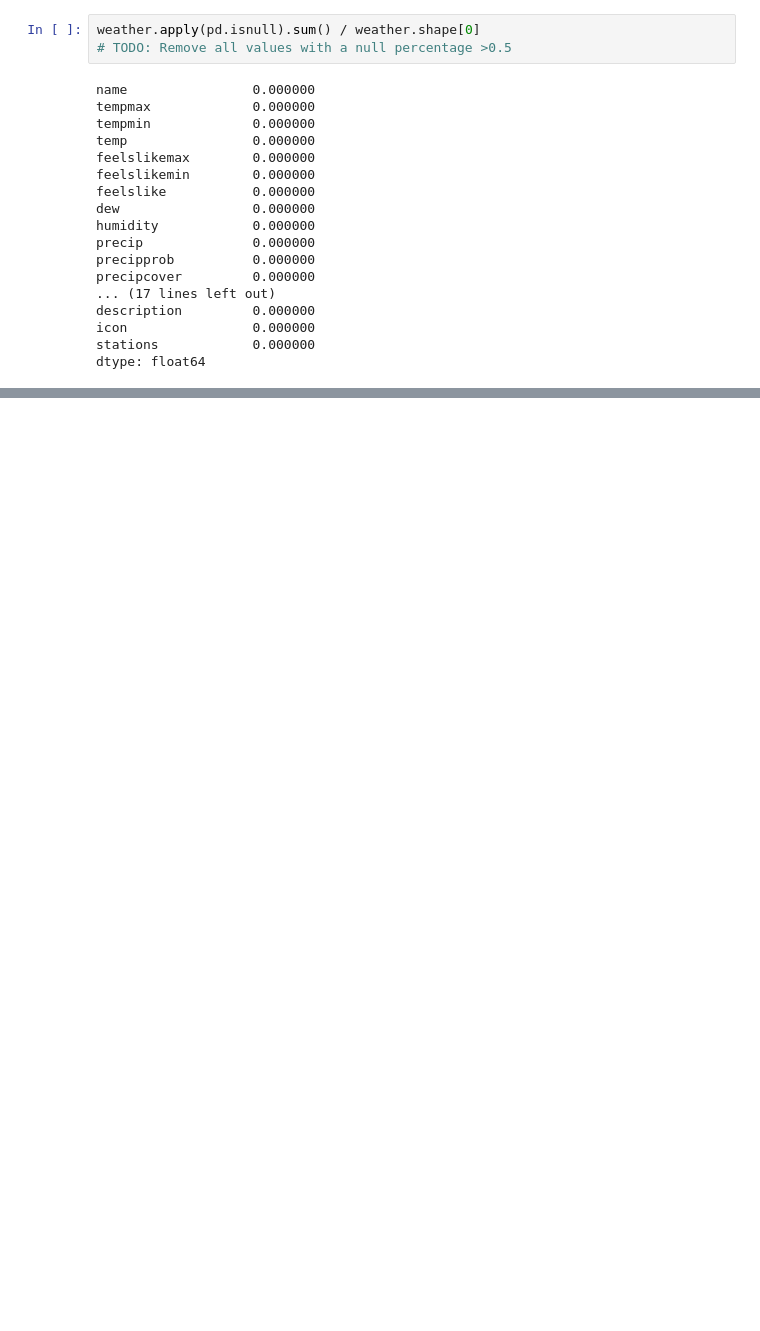
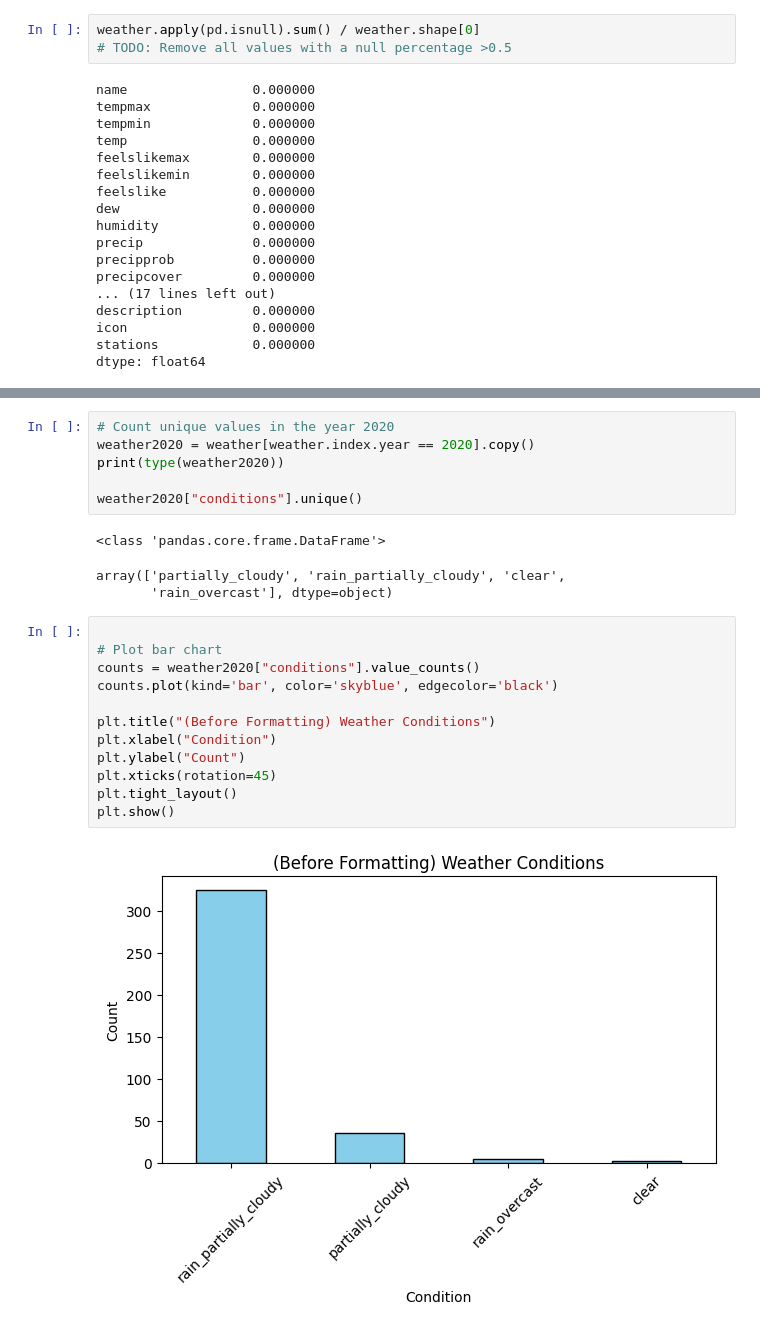
Before and after one commit to caleb-mwasikira/weather_prediction, a Jupyter notebook: weather_prediction.ipynb, the cells around one changed output, grey strips where cells are left out. Cells and saved outputs as stored; diff of their text form; blank space fills up the shorter version.

Commit message:
Implemented weekly weather predictions

```diff
--- a/weather_prediction.ipynb
+++ b/weather_prediction.ipynb
@@ -93,0 +126,24 @@ weather_2020
+# %%
+# Count unique values in the year 2020
+weather2020 = weather[weather.index.year == 2020].copy()
+print(type(weather2020))
+
+weather2020["conditions"].unique()
+# %% [output]
+<class 'pandas.core.frame.DataFrame'>
+array(['partially_cloudy', 'rain_partially_cloudy', 'clear',
+       'rain_overcast'], dtype=object)
+# %%
+
+# Plot bar chart
+counts = weather2020["conditions"].value_counts()
+counts.plot(kind='bar', color='skyblue', edgecolor='black')
+
+plt.title("(Before Formatting) Weather Conditions")
+plt.xlabel("Condition")
+plt.ylabel("Count")
+plt.xticks(rotation=45)
+plt.tight_layout()
+plt.show()
+# %% [output]
+[figure, added]
```
Also changed, not shown: parts of 15 cells of this notebook, 3 other files.
